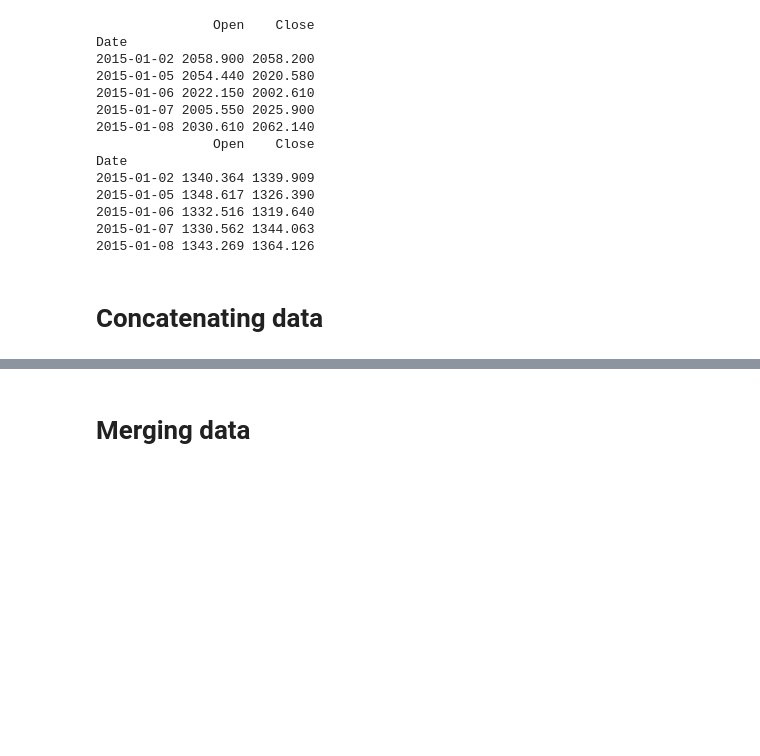
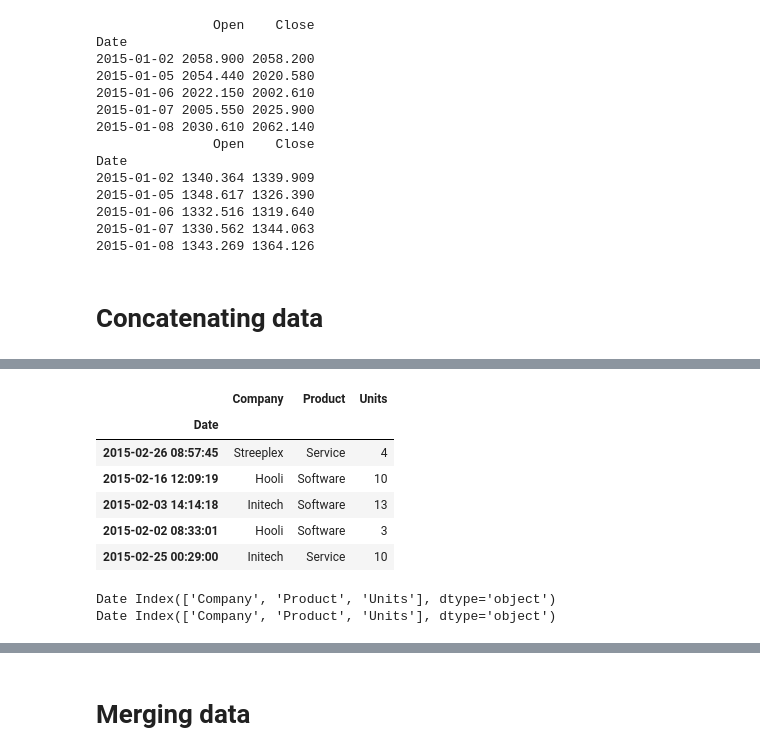
Before and after one commit to Folgir/DataCamp, a Jupyter notebook: Python_mergingDataFramesWithPandas.ipynb, the cells around one changed output, grey strips where cells are left out. Saved outputs shown, nothing was run; the diff lists cells and outputs as text; code cells hidden in the pictures; blank space fills up the shorter version.

```diff
--- a/Python_mergingDataFramesWithPandas.ipynb
+++ b/Python_mergingDataFramesWithPandas.ipynb
@@ -716,0 +860,16 @@ Date
+# %%
+df1.append(df2).head()
+print(df1.index.name, df1.columns)
+print(df2.index.name, df2.columns)
+
+# same columns and index name gives same column count and just add rows!!!
+# %% [output]
+|  | Company | Product | Units |
+| Date |  |  |  |
+| 2015-02-26 08:57:45 | Streeplex | Service | 4 |
+| 2015-02-16 12:09:19 | Hooli | Software | 10 |
+| 2015-02-03 14:14:18 | Initech | Software | 13 |
+| 2015-02-02 08:33:01 | Hooli | Software | 3 |
+| 2015-02-25 00:29:00 | Initech | Service | 10 |
+Date Index(['Company', 'Product', 'Units'], dtype='object')
+Date Index(['Company', 'Product', 'Units'], dtype='object')
```
Also changed, not shown: parts of 40 cells of this notebook.
